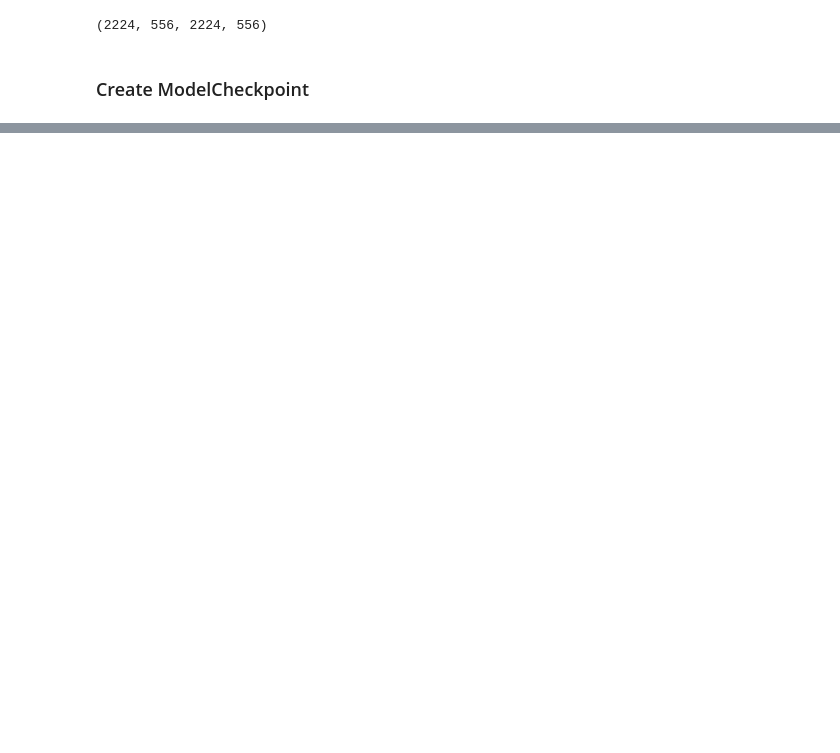
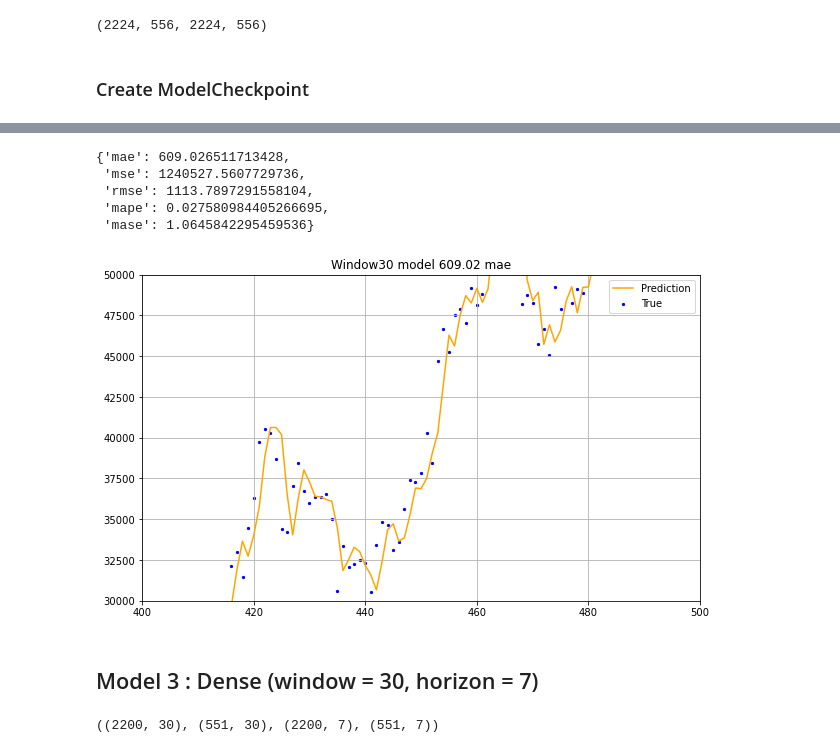
Before and after one commit to NickyAlan/tensorflow22, a Jupyter notebook: time-series/time-series.ipynb, the cells around one changed output, grey strips where cells are left out. Saved outputs shown, nothing was run; the diff lists cells and outputs as text; code cells hidden in the pictures; blank space fills up the shorter version.

```diff
--- a/time-series/time-series.ipynb
+++ b/time-series/time-series.ipynb
@@ -222,0 +315,4 @@ def crete_model_checkpoint(model_name, save_path='model_experiment'):
+# %%
+full_windows, full_labels = make_windows(prices, 30, 1)
+train_windows, test_windows, train_labels, test_labels =  make_train_test_splits(full_windows, full_labels)
+train_windows.shape, test_windows.shape, train_labels.shape, test_labels.shape
@@ -222,0 +348,4 @@ def crete_model_checkpoint(model_name, save_path='model_experiment'):
+# %%
+print(model_2.evaluate(test_windows, test_labels))
+model_2 = keras.models.load_model('model_experiment\model_2_30_windows')
+print(model_2.evaluate(test_windows, test_labels))
@@ -222,0 +357,23 @@ def crete_model_checkpoint(model_name, save_path='model_experiment'):
+# %%
+predictions = model_2.predict(test_windows)
+# %%
+model_2_score = evaluate_score(test_labels, predictions)
+model_2_score
+# %% [output]
+{'mae': 609.026511713428,
+ 'mse': 1240527.5607729736,
+ 'rmse': 1113.7897291558104,
+ 'mape': 0.027580984405266695,
+ 'mase': 1.0645842295459536}
+# %%
+plot_preds(test_labels, predictions, 'Window30 model 609.02 mae')
+# %% [output]
+[figure, added]
+# %% [markdown]
+## Model 3 : Dense (window = 30, horizon = 7)
+# %%
+full_windows, full_labels = make_windows(prices, 30, 7)
+train_windows, test_windows, train_labels, test_labels =  make_train_test_splits(full_windows, full_labels)
+train_windows.shape, test_windows.shape, train_labels.shape, test_labels.shape
+# %% [output]
+((2200, 30), (551, 30), (2200, 7), (551, 7))
```
Also changed, not shown: parts of 55 cells of this notebook.
